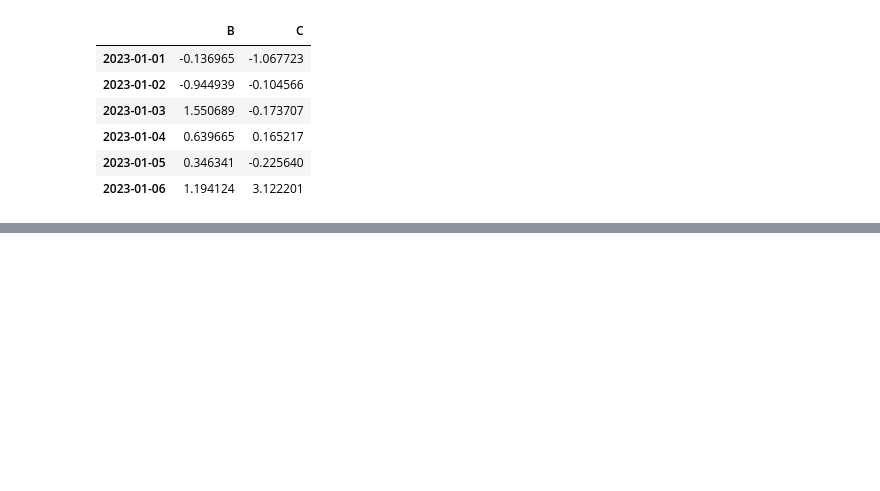
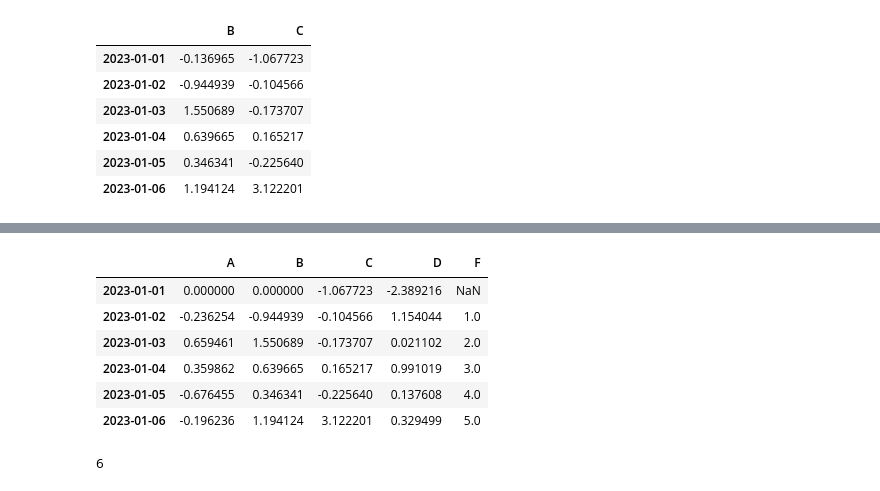
Before and after one commit to kulkarni41/amazon-clone-blockchain, a Jupyter notebook: pandas.ipynb, the cells around one changed output, grey strips where cells are left out. Saved outputs shown, nothing was run; the diff lists cells and outputs as text; code cells hidden in the pictures; blank space fills up the shorter version.

```diff
--- a/pandas.ipynb
+++ b/pandas.ipynb
@@ -95,0 +121,16 @@ df.iloc[:,1:3]
+# %%
+df.at[dates[0],"A"]=0
+df.iat[0,1]=0
+df
+# %% [output]
+|  | A | B | C | D | F |
+| 2023-01-01 | 0.000000 | 0.000000 | -1.067723 | -2.389216 | NaN |
+| 2023-01-02 | -0.236254 | -0.944939 | -0.104566 | 1.154044 | 1.0 |
+| 2023-01-03 | 0.659461 | 1.550689 | -0.173707 | 0.021102 | 2.0 |
+| 2023-01-04 | 0.359862 | 0.639665 | 0.165217 | 0.991019 | 3.0 |
+| 2023-01-05 | -0.676455 | 0.346341 | -0.225640 | 0.137608 | 4.0 |
+| 2023-01-06 | -0.196236 | 1.194124 | 3.122201 | 0.329499 | 5.0 |
+# %%
+len(df)
+# %% [output]
+6
```
Also changed, not shown: parts of 2 cells of this notebook.
